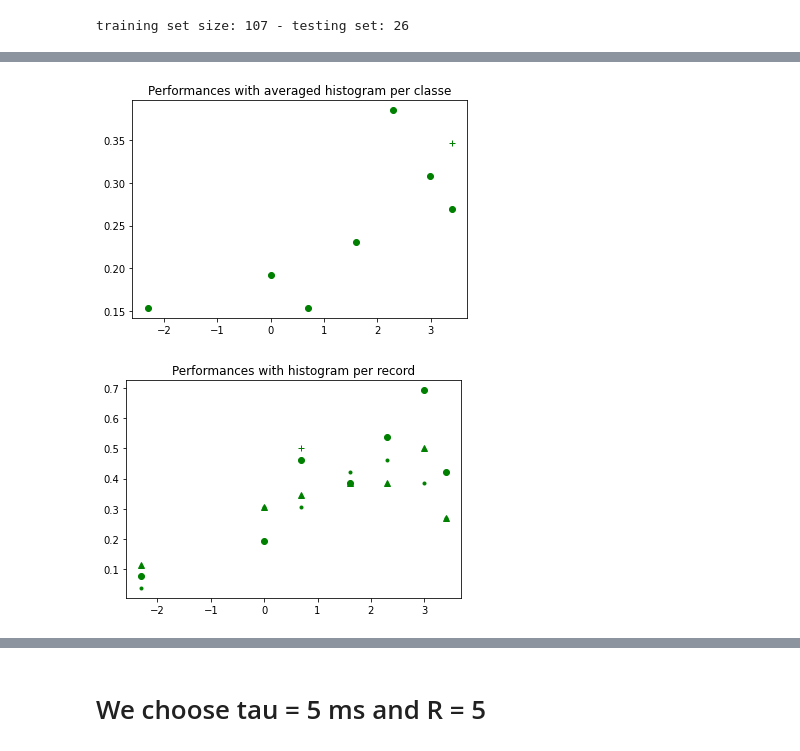
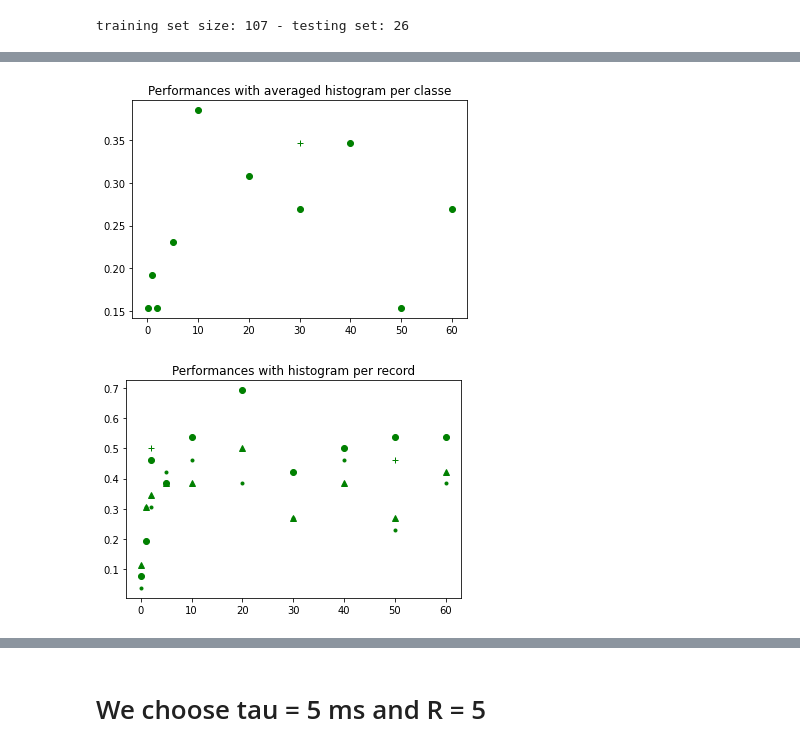
Before and after one commit to SpikeAI/HOTS, a Jupyter notebook: notebooks/HOTS_EXP_09_DVSGesture.ipynb, the cells around one changed output, grey strips where cells are left out. Saved outputs shown, nothing was run; the diff lists cells and outputs as text; code cells hidden in the pictures.

```diff
--- a/notebooks/HOTS_EXP_09_DVSGesture.ipynb
+++ b/notebooks/HOTS_EXP_09_DVSGesture.ipynb
@@ -42,12 +42,13 @@ kNN6_scorehom = []
 kNN3_score = []
 kNN3_scorehom = []
 
-tauz = [0.1, 1, 2, 5, 10, 20, 30]
+R = 2
+tauz = [0.1, 1, 2, 5, 10, 20, 30, 40, 50, 60]
 
 for name in ['homhots']:
     for tau in tauz:
         hotshom, homeotest = netparam(name, filt, tau, nbclust, sigma, homeinv, jitter, timestr, dataset, R, nb_learn=50, verbose = verbose)
-        hotshom.plotlayer()
+        #hotshom.plotlayer()
         trainhistomap = hotshom.running(homeotest=homeotest, nb_digit = nb_train, outstyle='histo', dataset=dataset, verbose=verbose)
         testhistomap = hotshom.running(homeotest = homeotest, train=False, nb_digit=nb_test, jitonic=jitonic, dataset=dataset, verbose=verbose)
 
@@ -81,25 +74,27 @@ for name in ['homhots']:
 # %%
 for i in range(len(tauz)):
-    j = np.log(tauz[i])
+    #j = np.log(tauz[i])
+    j = tauz[i]
     #plt.plot(j,BA_score_histav[i], 'r +')
     #plt.plot(j,JS_score_histav[i], 'r o')
     plt.plot(j,BA_scorehom_histav[i], 'g +')
     plt.plot(j,JS_scorehom_histav[i], 'g o')
     plt.title('Performances with averaged histogram per classe')
 # %% [output]
-[figure, old version]
+[figure, new version]
 # %%
 for i in range(len(tauz)):
     j = np.log(tauz[i])
+    j = tauz[i]
     #plt.plot(j,BA_score[i], 'r +')
     #plt.plot(j,JS_score[i], 'r o')
     #plt.plot(j,kNN3_score[i], 'r ^')
     #plt.plot(j,kNN6_score[i], 'r .')
     plt.plot(j,BA_scorehom[i], 'g +')
     plt.plot(j,JS_scorehom[i], 'g o')
     plt.plot(j,kNN3_scorehom[i], 'g ^')
     plt.plot(j,kNN6_scorehom[i], 'g .')
     plt.title('Performances with histogram per record')
 # %% [output]
-[figure, old version]
+[figure, new version]
 # %%
```
Also changed, not shown: parts of 4 cells of this notebook, 9 other files.
